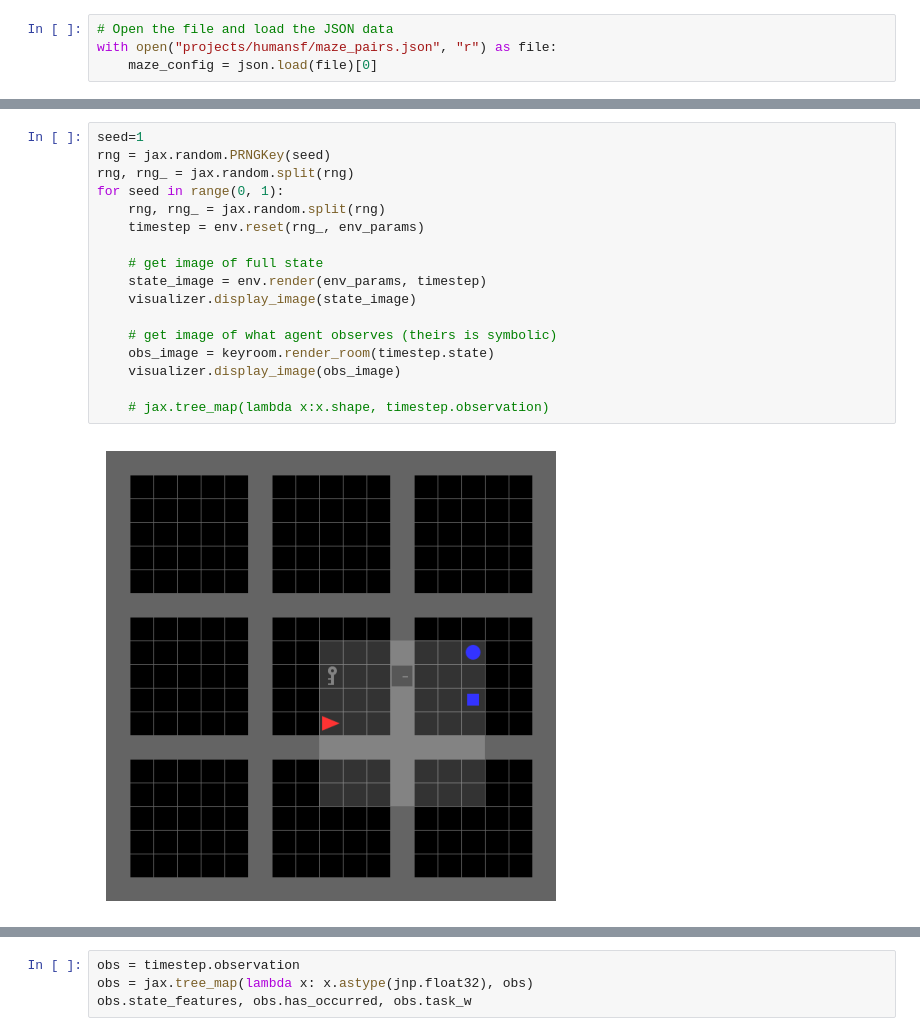
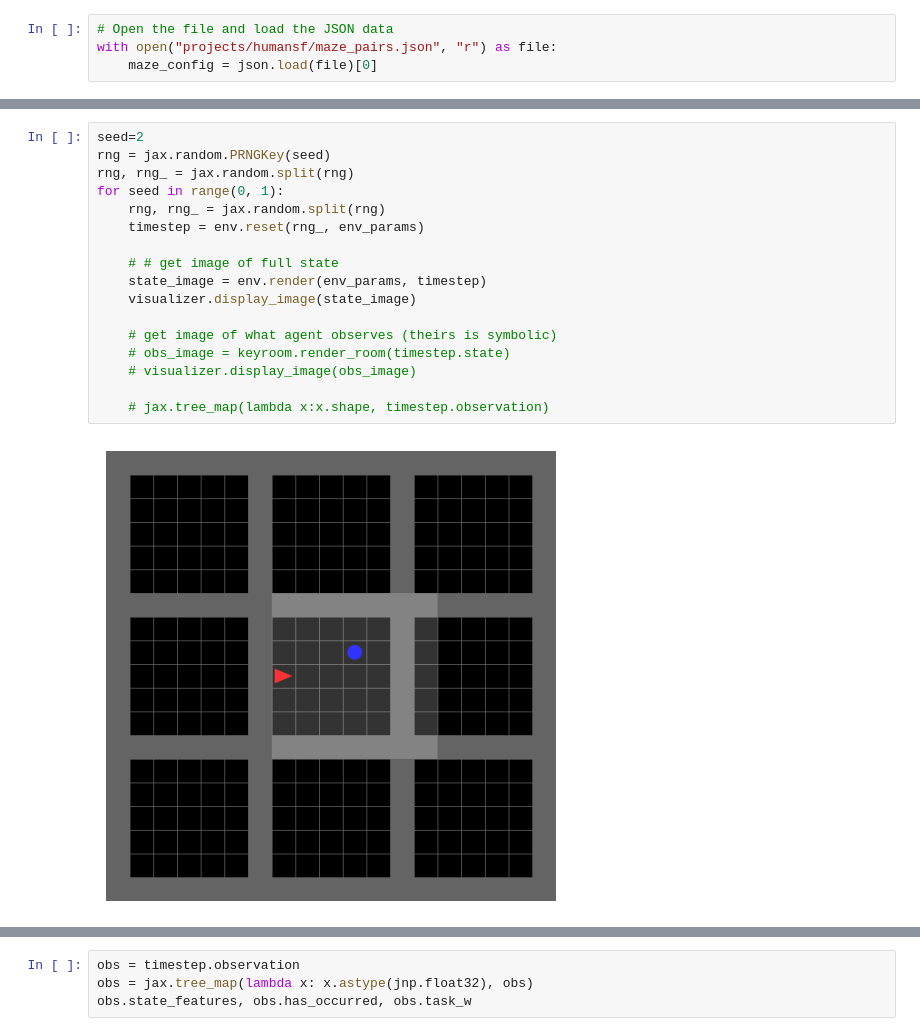
Before and after one commit to wcarvalho/jaxneurorl, a Jupyter notebook: projects/humansf/keyroom-test.ipynb, the cells around one changed output, grey strips where cells are left out. Drawn from its saved outputs; the diff is of its cells as text.

```diff
--- a/projects/humansf/keyroom-test.ipynb
+++ b/projects/humansf/keyroom-test.ipynb
@@ -59,21 +59,21 @@ KeyRoomEnvParams(height=19, width=19, view_size=7, render_mode='rgb_array', rand
         [ 6,  5,  1,  1],
         [ 5,  5,  1,  1]]], dtype=uint8), train_w=Array([[0.1 , 0.25, 1.  , 0.  ]], dtype=float32), test_w=Array([[0., 0., 0., 1.]], dtype=float32))
 # %%
-seed=1
+seed=2
 rng = jax.random.PRNGKey(seed)
 rng, rng_ = jax.random.split(rng)
 for seed in range(0, 1):
     rng, rng_ = jax.random.split(rng)
     timestep = env.reset(rng_, env_params)
 
-    # get image of full state
+    # # get image of full state
     state_image = env.render(env_params, timestep)
     visualizer.display_image(state_image)
 
     # get image of what agent observes (theirs is symbolic)
-    obs_image = keyroom.render_room(timestep.state)
-    visualizer.display_image(obs_image)
+    # obs_image = keyroom.render_room(timestep.state)
+    # visualizer.display_image(obs_image)
 
     # jax.tree_map(lambda x:x.shape, timestep.observation)
 # %% [output]
-[figure, old version]
+[figure, new version]
```
Also changed, not shown: parts of 8 cells of this notebook, 1 other file.
